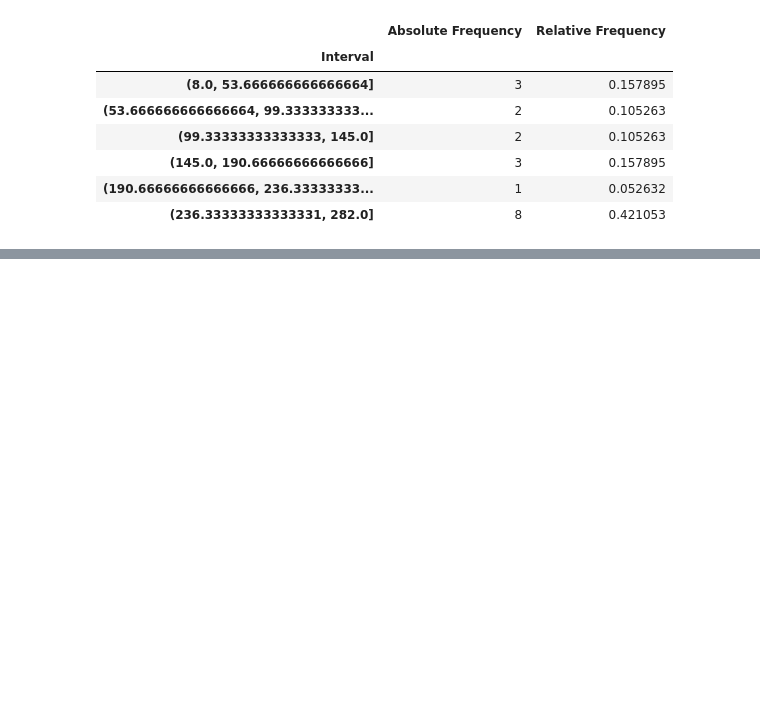
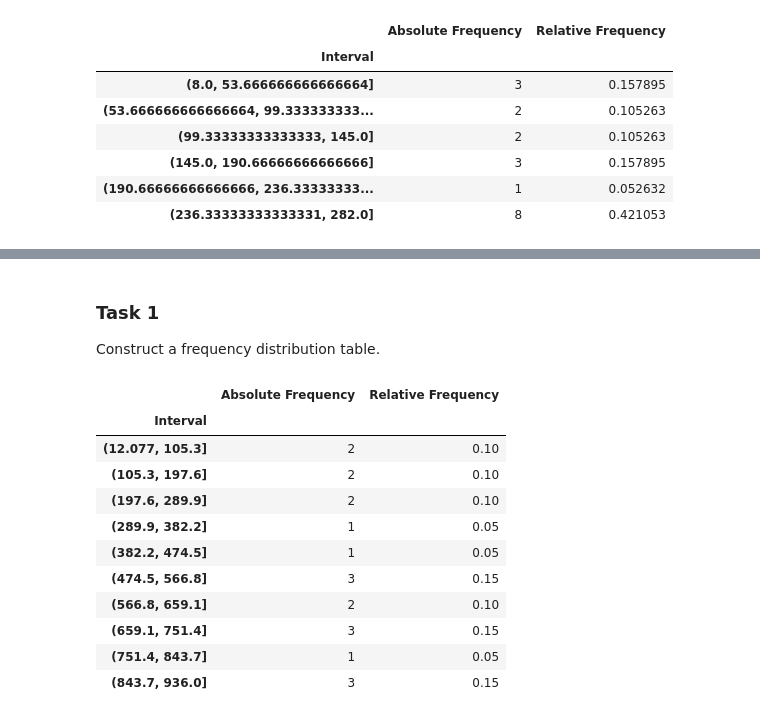
Before and after one commit to vladturlo/Statistics_for_DS_and_BA, a Jupyter notebook: Exercises.ipynb, the cells around one changed output, grey strips where cells are left out. Drawn from its saved outputs; the diff is of its cells as text; code cells hidden in the pictures; blank space fills up the shorter version.

```diff
--- a/Exercises.ipynb
+++ b/Exercises.ipynb
@@ -212,0 +239,22 @@ frequency
+# %% [markdown]
+### Task 1
+Construct a frequency distribution table.
+# %%
+abs_freq = pd.cut(Dataset, 10).value_counts(sort = False, normalize = False)
+rel_freq = pd.cut(Dataset, 10).value_counts(sort = False, normalize = True)
+table = [[i,a,r] for i,a,r in zip(abs_freq.keys(),abs_freq.get_values(), rel_freq.get_values())]
+frequency = pd.DataFrame(data = table, columns = ["Interval","Absolute Frequency","Relative Frequency"]).set_index("Interval")
+frequency
+# %% [output]
+|  | Absolute Frequency | Relative Frequency |
+| Interval |  |  |
+| (12.077, 105.3] | 2 | 0.10 |
+| (105.3, 197.6] | 2 | 0.10 |
+| (197.6, 289.9] | 2 | 0.10 |
+| (289.9, 382.2] | 1 | 0.05 |
+| (382.2, 474.5] | 1 | 0.05 |
+| (474.5, 566.8] | 3 | 0.15 |
+| (566.8, 659.1] | 2 | 0.10 |
+| (659.1, 751.4] | 3 | 0.15 |
+| (751.4, 843.7] | 1 | 0.05 |
+| (843.7, 936.0] | 3 | 0.15 |
```
Also changed, not shown: parts of 6 cells of this notebook.
